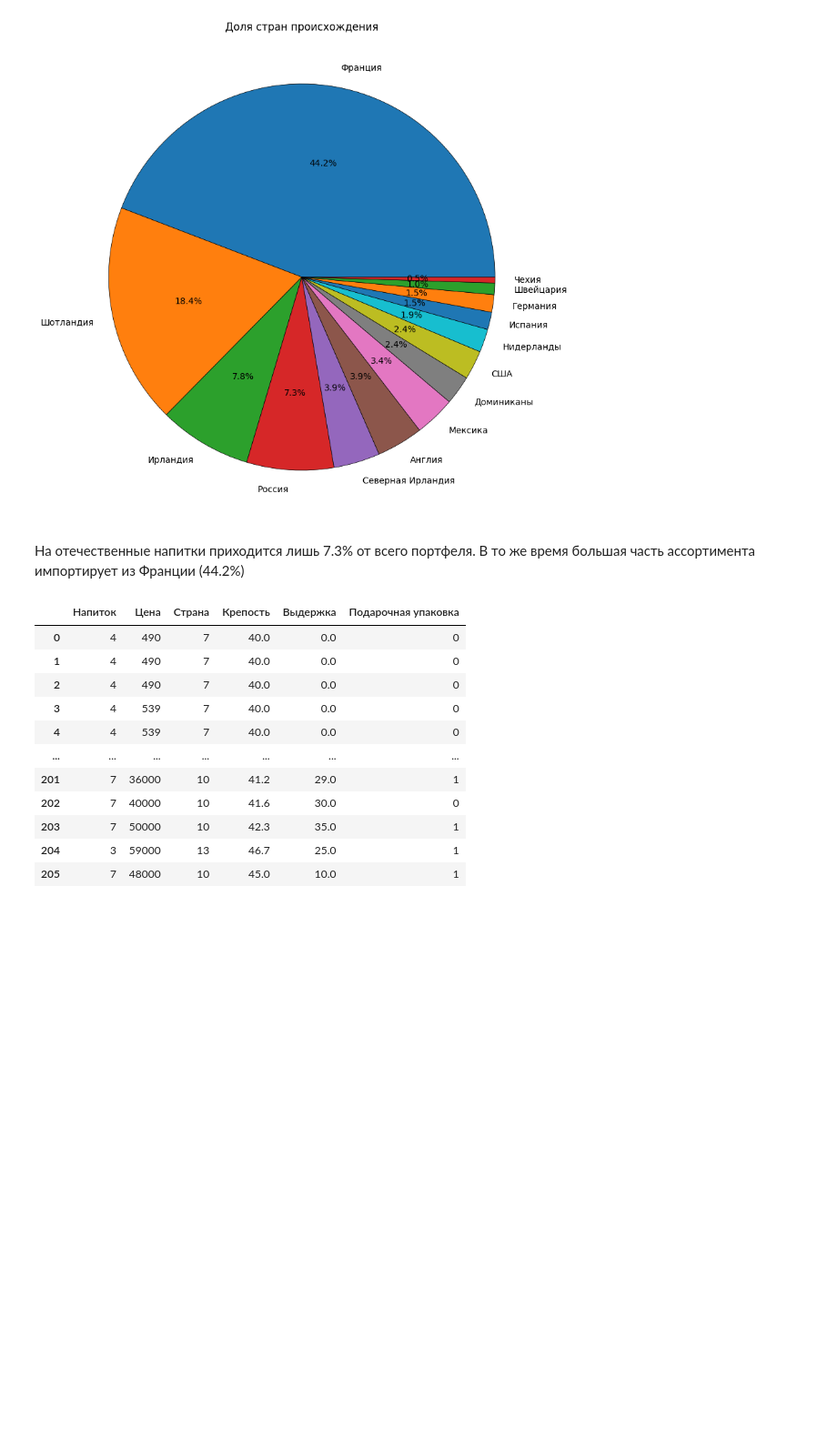
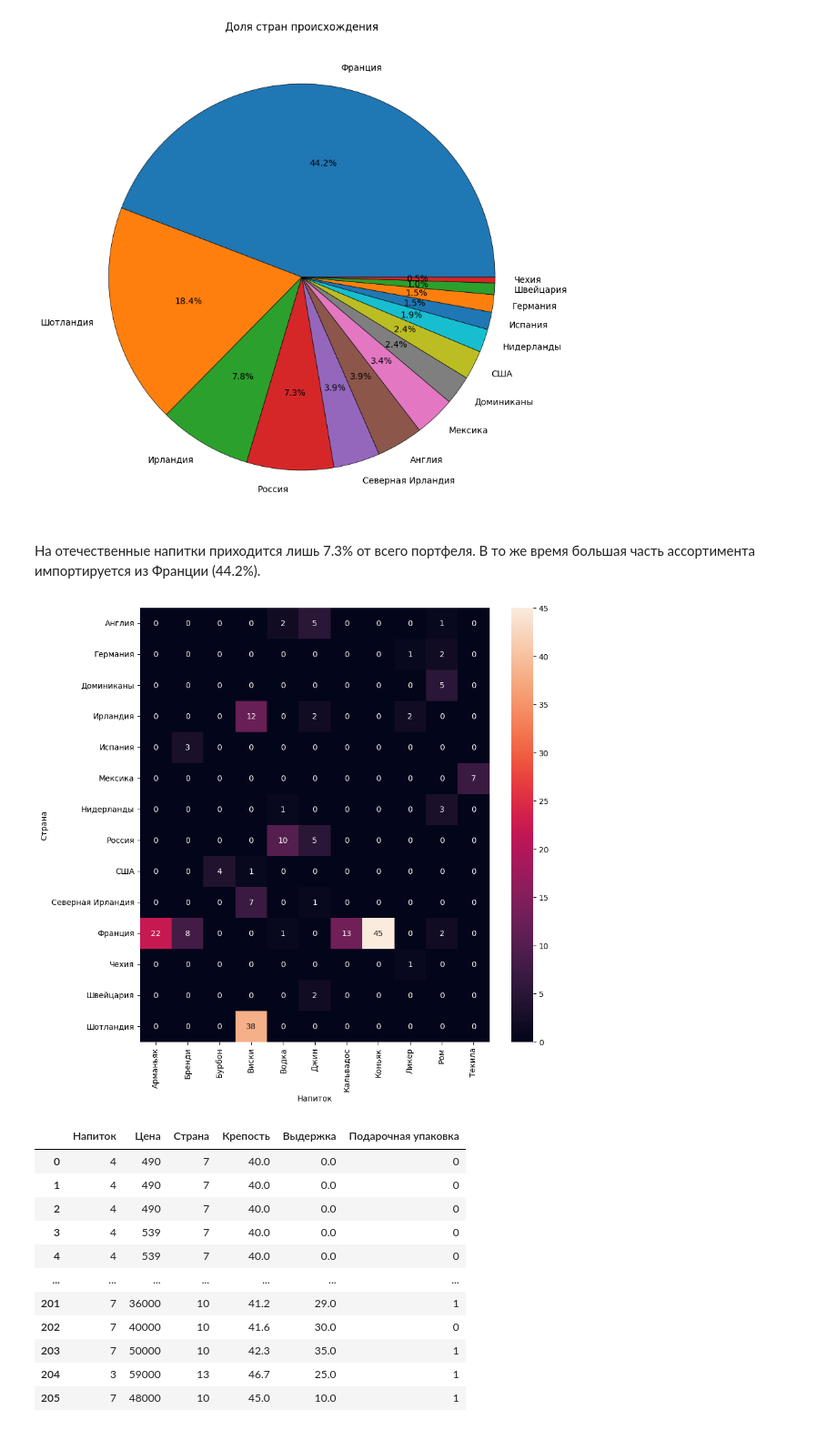
Before and after one commit to avkolchin1995/Spirits-Clustering, a Jupyter notebook: Spirits-Clustering.ipynb, the cells around one changed output. Shown at 91% size. Drawn from its saved outputs; the diff is of its cells as text; code cells hidden in the pictures; blank space fills up the shorter version.

```diff
--- a/Spirits-Clustering.ipynb
+++ b/Spirits-Clustering.ipynb
@@ -89,7 +89,17 @@ plt.show()
 # %% [output]
 [figure]
 # %% [markdown]
-На отечественные напитки приходится лишь 7.3% от всего портфеля. В то же время большая часть ассортимента импортирует из Франции (44.2%)
+На отечественные напитки приходится лишь 7.3% от всего портфеля. В то же время большая часть ассортимента импортируется из Франции (44.2%).
+# %%
+# Связь между видом напитков и страной происхождения
+cross_tab = pd.crosstab(df['Страна'],df['Напиток']) # Таблица сопряженности между видом напитка и страной происхождения
+#
+# Тепловая карта сопряженности
+plt.figure(figsize=(10,10))
+sns.heatmap(cross_tab, annot=True)
+plt.show()
+# %% [output]
+[figure, added]
 # %%
 # Разметка текстовых данных в таблице
 le = LabelEncoder()
```
